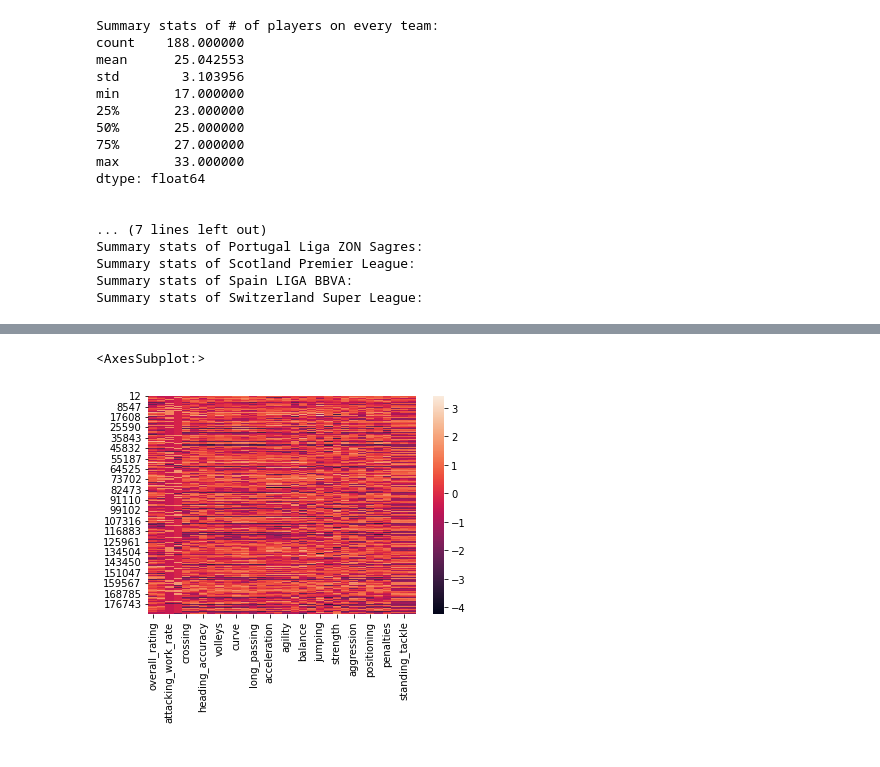
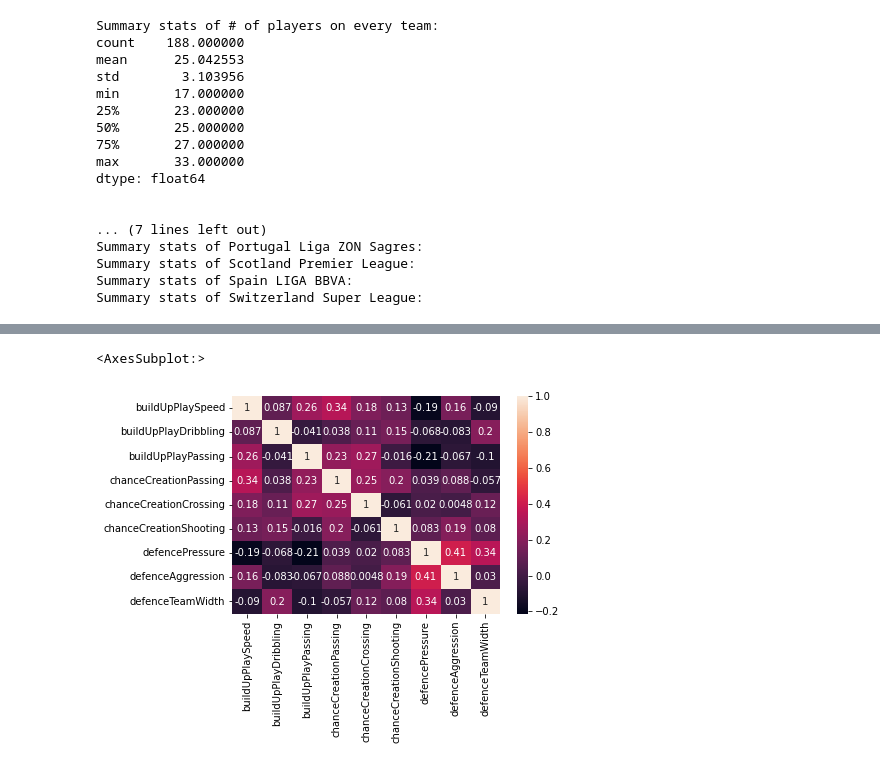
Before and after one commit to Danielpark1239/Spring_2023_IW, a Jupyter notebook: COS398_IW.ipynb, the cells around one changed output, grey strips where cells are left out. Cells and saved outputs as stored; diff of their text form; code cells hidden in the pictures.

```diff
--- a/COS398_IW.ipynb
+++ b/COS398_IW.ipynb
@@ -397,0 +405,6 @@ max        2.919080e+00              1.294636e-01
+# %%
+# Heatmap on team attributes
+sns.heatmap(team_attributes_df.corr(), annot=True)
+# %% [output]
+<AxesSubplot:>
+[figure, added]
@@ -404,6 +438,0 @@ max        2.919080e+00              1.294636e-01
-# %%
-# Heatmap on player attributes
-sns.heatmap(player_attributes_df)
-# %% [output]
-<AxesSubplot:>
-[figure, removed]
```
Also changed, not shown: parts of 16 cells of this notebook.
